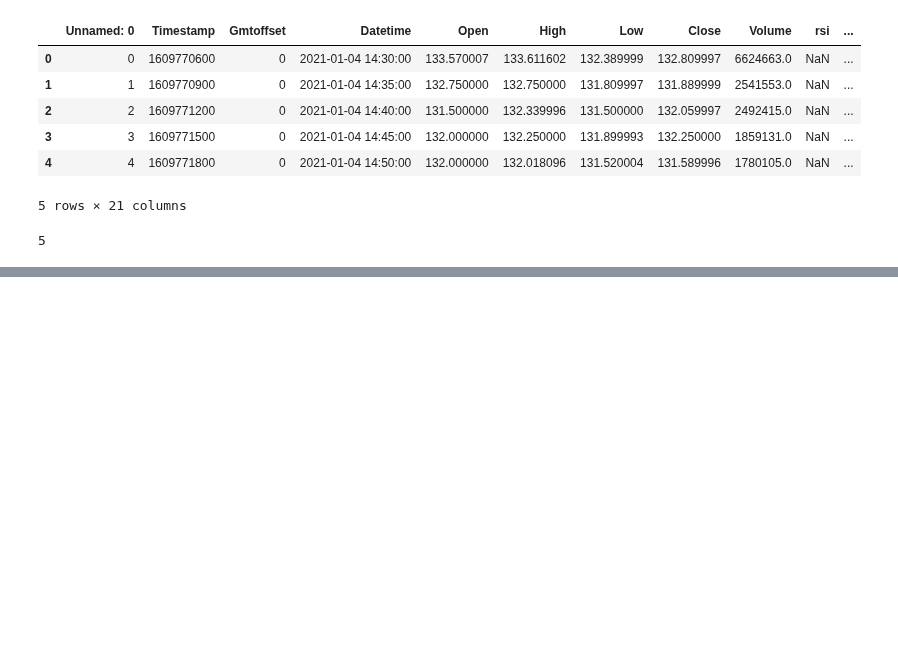
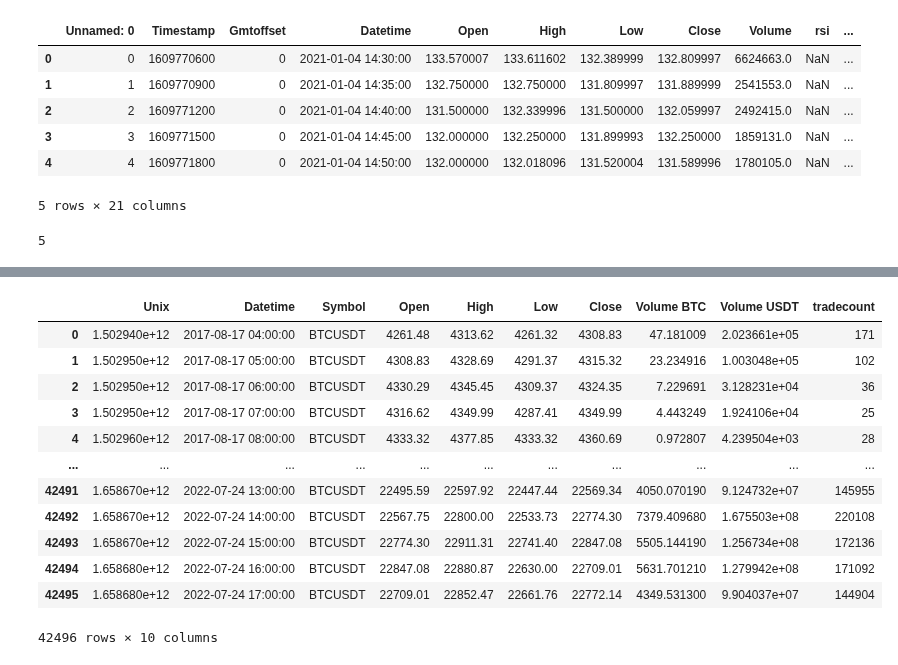
Before and after one commit to LuisMB09/Trading, a Jupyter notebook: trash.ipynb, the cells around one changed output, grey strips where cells are left out. Saved outputs shown, nothing was run; the diff lists cells and outputs as text; code cells hidden in the pictures; blank space fills up the shorter version.

Commit message:
checking dates and flipping data

```diff
--- a/trash.ipynb
+++ b/trash.ipynb
@@ -336,3 +388,9 @@ data.buy_signal.sum()
 data.sell_signal.sum()
 # %% [output]
 5
+# %%
+data = pd.read_csv('Binance_BTCUSDT_1h.csv').dropna()
+data = data.rename(columns={"Date": "Datetime"})
+data["Datetime"] = pd.to_datetime(data["Datetime"], errors="coerce", dayfirst=True)
+data = data.sort_values(by="Datetime", ascending=True).reset_index(drop=True)
+data.head()
@@ -338,0 +404,23 @@ data.sell_signal.sum()
+# %%
+train_size = int(len(data) * 0.6)
+test_size = int(len(data) * 0.2)
+
+train = data[:train_size]
+test = data[train_size:train_size + test_size]
+validation = data[train_size + test_size:]
+# %%
+train
+# %% [output]
+|  | Unix | Datetime | Symbol | Open | High | Low | Close | Volume BTC | Volume USDT | tradecount |
+| 0 | 1.502940e+12 | 2017-08-17 04:00:00 | BTCUSDT | 4261.48 | 4313.62 | 4261.32 | 4308.83 | 47.181009 | 2.023661e+05 | 171 |
+| 1 | 1.502950e+12 | 2017-08-17 05:00:00 | BTCUSDT | 4308.83 | 4328.69 | 4291.37 | 4315.32 | 23.234916 | 1.003048e+05 | 102 |
+| 2 | 1.502950e+12 | 2017-08-17 06:00:00 | BTCUSDT | 4330.29 | 4345.45 | 4309.37 | 4324.35 | 7.229691 | 3.128231e+04 | 36 |
+| 3 | 1.502950e+12 | 2017-08-17 07:00:00 | BTCUSDT | 4316.62 | 4349.99 | 4287.41 | 4349.99 | 4.443249 | 1.924106e+04 | 25 |
+| 4 | 1.502960e+12 | 2017-08-17 08:00:00 | BTCUSDT | 4333.32 | 4377.85 | 4333.32 | 4360.69 | 0.972807 | 4.239504e+03 | 28 |
+| ... | ... | ... | ... | ... | ... | ... | ... | ... | ... | ... |
+| 42491 | 1.658670e+12 | 2022-07-24 13:00:00 | BTCUSDT | 22495.59 | 22597.92 | 22447.44 | 22569.34 | 4050.070190 | 9.124732e+07 | 145955 |
+| 42492 | 1.658670e+12 | 2022-07-24 14:00:00 | BTCUSDT | 22567.75 | 22800.00 | 22533.73 | 22774.30 | 7379.409680 | 1.675503e+08 | 220108 |
+| 42493 | 1.658670e+12 | 2022-07-24 15:00:00 | BTCUSDT | 22774.30 | 22911.31 | 22741.40 | 22847.08 | 5505.144190 | 1.256734e+08 | 172136 |
+| 42494 | 1.658680e+12 | 2022-07-24 16:00:00 | BTCUSDT | 22847.08 | 22880.87 | 22630.00 | 22709.01 | 5631.701210 | 1.279942e+08 | 171092 |
+| 42495 | 1.658680e+12 | 2022-07-24 17:00:00 | BTCUSDT | 22709.01 | 22852.47 | 22661.76 | 22772.14 | 4349.531300 | 9.904037e+07 | 144904 |
+42496 rows × 10 columns
```
Also changed, not shown: parts of 14 cells of this notebook.
